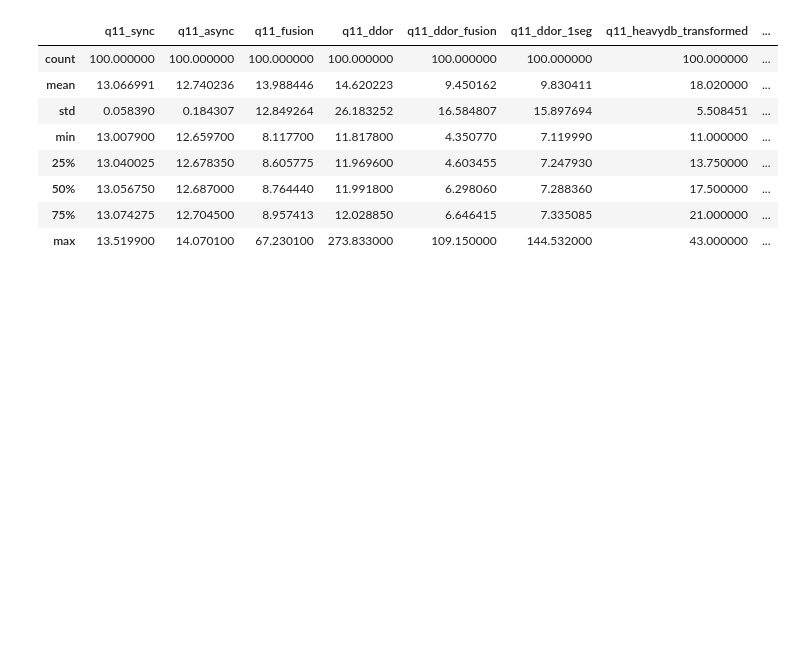
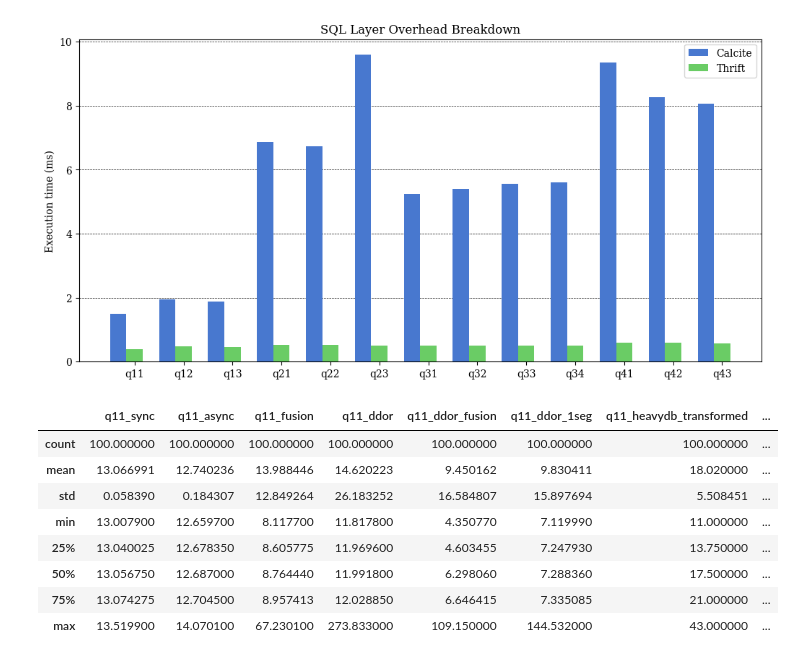
Before and after one commit to Maestro-Zacht/sycldb-calcite-executor, a Jupyter notebook: performances/perf.ipynb, the cells around one changed output. Drawn from its saved outputs; the diff is of its cells as text; code cells hidden in the pictures; blank space fills up the shorter version.

Commit message:
calcite+thrift measurements

```diff
--- a/performances/perf.ipynb
+++ b/performances/perf.ipynb
@@ -38,3 +38,30 @@ def plot_data(comparison_df, labels_mappings, title=None):
         ax.set_title(title)
 
     plt.show()
+# %%
+results_sql_layer = pd.DataFrame()
+for q in queries:
+    calcite_df = pd.read_csv(f'{q}-calcite.log', header=None, names=['execution_time_ms'])
+    e2e_df = pd.read_csv(f'{q}-e2e-sql-layer.log', header=None, names=['execution_time_ms'])
+
+    results_sql_layer[f'{q}_calcite'] = calcite_df['execution_time_ms']
+    results_sql_layer[f'{q}_e2e_sql_layer'] = e2e_df['execution_time_ms']
+# %%
+comparison_sql_layer = []
+for q in queries:
+    calcite_times = results_sql_layer[f'{q}_calcite']
+    e2e_times = results_sql_layer[f'{q}_e2e_sql_layer']
+
+    calcite_avg = calcite_times.mean() / 1000
+
+    thrift_avg = (e2e_times - calcite_times).mean() / 1000
+
+    comparison_sql_layer.append({
+        'query': q,
+
+        'calcite_avg': calcite_avg,
+        'thrift_avg': thrift_avg,
+    })
+
+comparison_sql_layer = pd.DataFrame(comparison_sql_layer)
+comparison_sql_layer
@@ -41,3 +83,11 @@ def plot_data(comparison_df, labels_mappings, title=None):
+# %%
+labels_mappings = {
+    'calcite_avg': 'Calcite',
+    'thrift_avg': 'Thrift',
+}
+plot_data(comparison_sql_layer, labels_mappings, title='SQL Layer Overhead Breakdown')
+# %% [output]
+[figure, added]
 # %%
 results = pd.DataFrame()
 for q in queries:
```
Also changed, not shown: parts of 1 cell of this notebook, 27 other files.
